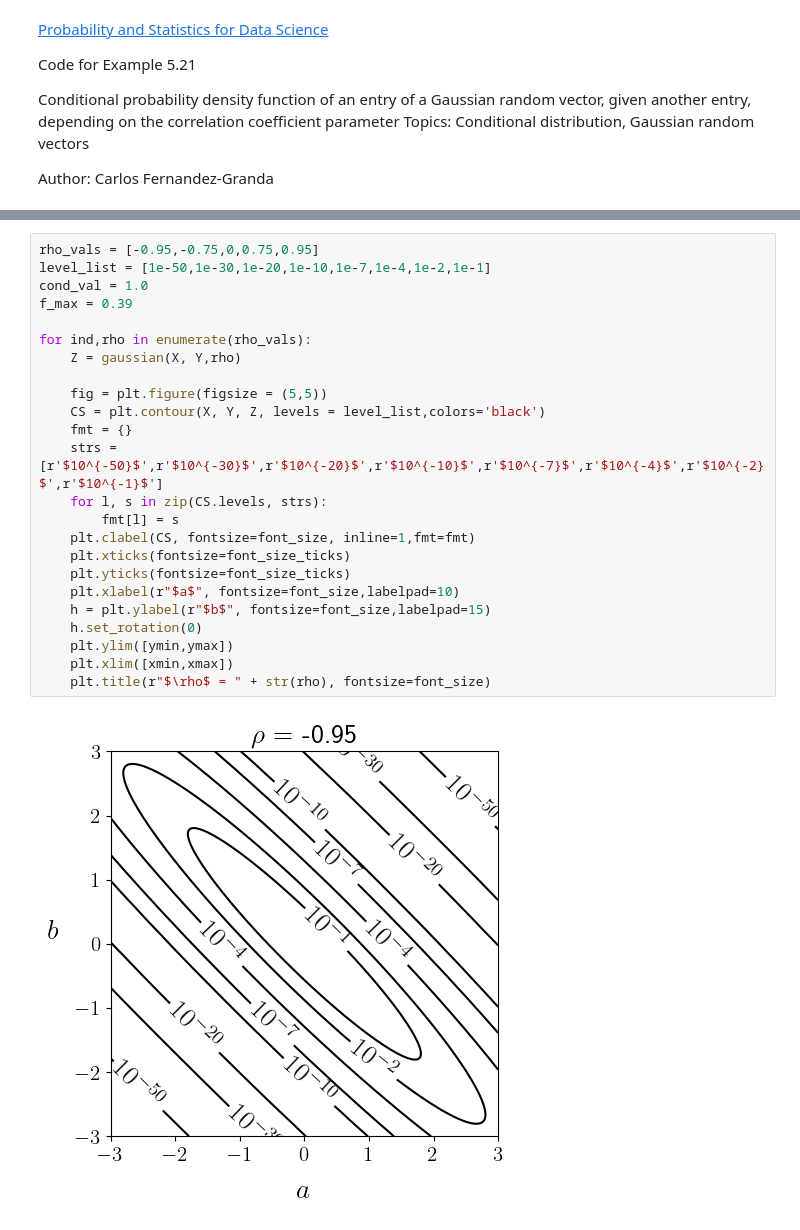
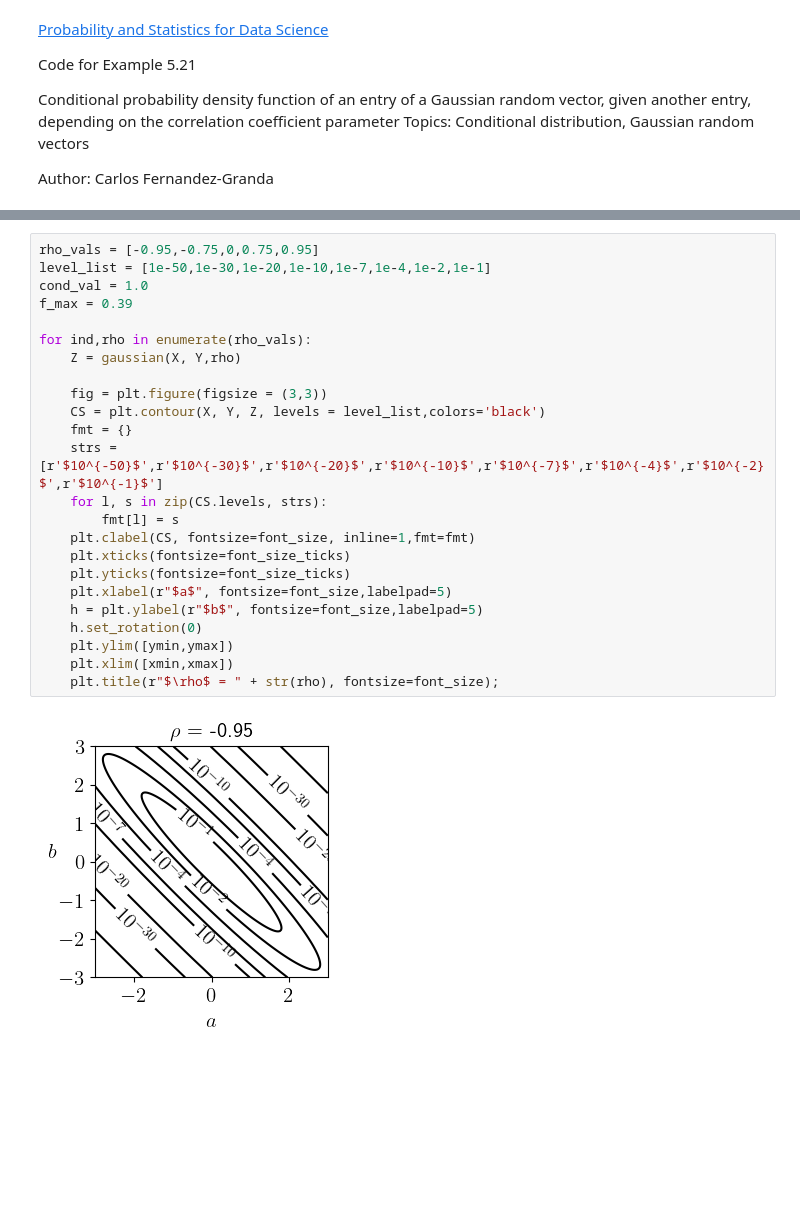
Before and after one commit to cfgranda/ps4ds, a Jupyter notebook: multiple_continuous_variables/gaussian_2D_conditionals.ipynb, the cells around one changed output, grey strips where cells are left out. Drawn from its saved outputs; the diff is of its cells as text; blank space fills up the shorter version.

```diff
--- a/multiple_continuous_variables/gaussian_2D_conditionals.ipynb
+++ b/multiple_continuous_variables/gaussian_2D_conditionals.ipynb
@@ -117,26 +97,26 @@ for ind,rho in enumerate(rho_vals):
 # %%
 rho_vals = [-0.95,-0.75,0,0.75,0.95]
 level_list = [1e-50,1e-30,1e-20,1e-10,1e-7,1e-4,1e-2,1e-1]
 cond_val = 1.0
 f_max = 0.39
 
 for ind,rho in enumerate(rho_vals):
     Z = gaussian(X, Y,rho)
 
-    fig = plt.figure(figsize = (5,5))
+    fig = plt.figure(figsize = (3,3))
     CS = plt.contour(X, Y, Z, levels = level_list,colors='black')
     fmt = {}
     strs = [r'$10^{-50}$',r'$10^{-30}$',r'$10^{-20}$',r'$10^{-10}$',r'$10^{-7}$',r'$10^{-4}$',r'$10^{-2}$',r'$10^{-1}$']
     for l, s in zip(CS.levels, strs):
         fmt[l] = s
     plt.clabel(CS, fontsize=font_size, inline=1,fmt=fmt)
     plt.xticks(fontsize=font_size_ticks)
     plt.yticks(fontsize=font_size_ticks)
-    plt.xlabel(r"$a$", fontsize=font_size,labelpad=10)
-    h = plt.ylabel(r"$b$", fontsize=font_size,labelpad=15)
+    plt.xlabel(r"$a$", fontsize=font_size,labelpad=5)
+    h = plt.ylabel(r"$b$", fontsize=font_size,labelpad=5)
     h.set_rotation(0)
     plt.ylim([ymin,ymax])
     plt.xlim([xmin,xmax])
-    plt.title(r"$\rho$ = " + str(rho), fontsize=font_size)
+    plt.title(r"$\rho$ = " + str(rho), fontsize=font_size);
 # %% [output]
-[figure, old version]
+[figure, new version]
```
Also changed, not shown: parts of 2 cells of this notebook, 6 other files.
